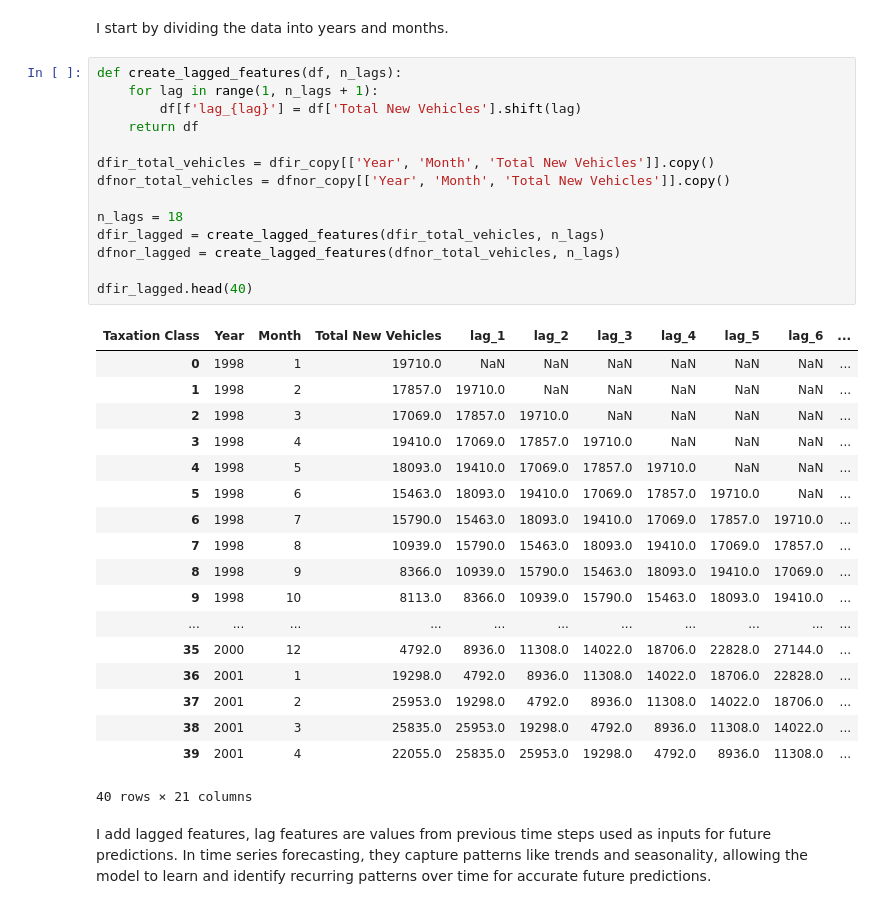
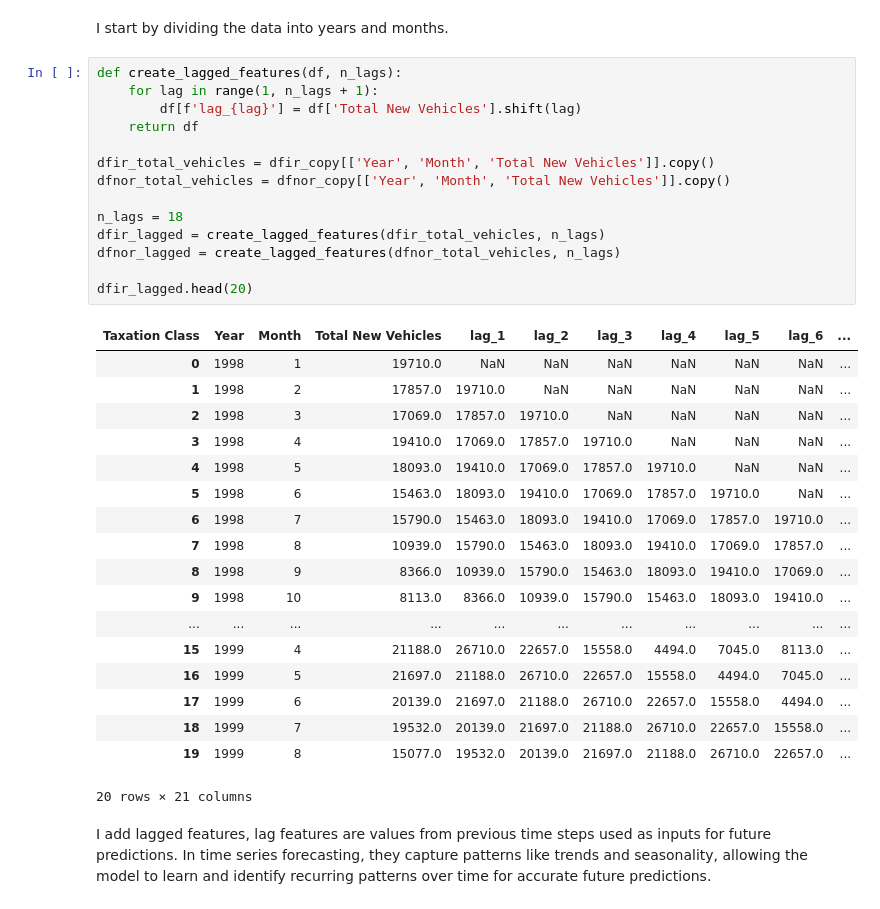
Before and after one commit to Ahmet-C-C/Car-Registration-Comparison-Between-Ireland-and-Norway, a Jupyter notebook: Msc CA02.ipynb, the cells around one changed output. Drawn from its saved outputs; the diff is of its cells as text.

```diff
--- a/Msc CA02.ipynb
+++ b/Msc CA02.ipynb
@@ -1223,36 +1215,36 @@ I start by dividing the data into years and months.
 # %%
 def create_lagged_features(df, n_lags):
     for lag in range(1, n_lags + 1):
         df[f'lag_{lag}'] = df['Total New Vehicles'].shift(lag)
     return df
 
 dfir_total_vehicles = dfir_copy[['Year', 'Month', 'Total New Vehicles']].copy()
 dfnor_total_vehicles = dfnor_copy[['Year', 'Month', 'Total New Vehicles']].copy()
 
 n_lags = 18
 dfir_lagged = create_lagged_features(dfir_total_vehicles, n_lags)
 dfnor_lagged = create_lagged_features(dfnor_total_vehicles, n_lags)
 
-dfir_lagged.head(40)
+dfir_lagged.head(20)
 # %% [output]
 | Taxation Class | Year | Month | Total New Vehicles | lag_1 | lag_2 | lag_3 | lag_4 | lag_5 | lag_6 | ... |
 | 0 | 1998 | 1 | 19710.0 | NaN | NaN | NaN | NaN | NaN | NaN | ... |
 | 1 | 1998 | 2 | 17857.0 | 19710.0 | NaN | NaN | NaN | NaN | NaN | ... |
 | 2 | 1998 | 3 | 17069.0 | 17857.0 | 19710.0 | NaN | NaN | NaN | NaN | ... |
 | 3 | 1998 | 4 | 19410.0 | 17069.0 | 17857.0 | 19710.0 | NaN | NaN | NaN | ... |
 | 4 | 1998 | 5 | 18093.0 | 19410.0 | 17069.0 | 17857.0 | 19710.0 | NaN | NaN | ... |
 | 5 | 1998 | 6 | 15463.0 | 18093.0 | 19410.0 | 17069.0 | 17857.0 | 19710.0 | NaN | ... |
 | 6 | 1998 | 7 | 15790.0 | 15463.0 | 18093.0 | 19410.0 | 17069.0 | 17857.0 | 19710.0 | ... |
 | 7 | 1998 | 8 | 10939.0 | 15790.0 | 15463.0 | 18093.0 | 19410.0 | 17069.0 | 17857.0 | ... |
 | 8 | 1998 | 9 | 8366.0 | 10939.0 | 15790.0 | 15463.0 | 18093.0 | 19410.0 | 17069.0 | ... |
 | 9 | 1998 | 10 | 8113.0 | 8366.0 | 10939.0 | 15790.0 | 15463.0 | 18093.0 | 19410.0 | ... |
 | ... | ... | ... | ... | ... | ... | ... | ... | ... | ... | ... |
-| 35 | 2000 | 12 | 4792.0 | 8936.0 | 11308.0 | 14022.0 | 18706.0 | 22828.0 | 27144.0 | ... |
-| 36 | 2001 | 1 | 19298.0 | 4792.0 | 8936.0 | 11308.0 | 14022.0 | 18706.0 | 22828.0 | ... |
-| 37 | 2001 | 2 | 25953.0 | 19298.0 | 4792.0 | 8936.0 | 11308.0 | 14022.0 | 18706.0 | ... |
-| 38 | 2001 | 3 | 25835.0 | 25953.0 | 19298.0 | 4792.0 | 8936.0 | 11308.0 | 14022.0 | ... |
-| 39 | 2001 | 4 | 22055.0 | 25835.0 | 25953.0 | 19298.0 | 4792.0 | 8936.0 | 11308.0 | ... |
+| 15 | 1999 | 4 | 21188.0 | 26710.0 | 22657.0 | 15558.0 | 4494.0 | 7045.0 | 8113.0 | ... |
+| 16 | 1999 | 5 | 21697.0 | 21188.0 | 26710.0 | 22657.0 | 15558.0 | 4494.0 | 7045.0 | ... |
+| 17 | 1999 | 6 | 20139.0 | 21697.0 | 21188.0 | 26710.0 | 22657.0 | 15558.0 | 4494.0 | ... |
+| 18 | 1999 | 7 | 19532.0 | 20139.0 | 21697.0 | 21188.0 | 26710.0 | 22657.0 | 15558.0 | ... |
+| 19 | 1999 | 8 | 15077.0 | 19532.0 | 20139.0 | 21697.0 | 21188.0 | 26710.0 | 22657.0 | ... |
-40 rows × 21 columns
+20 rows × 21 columns
 # %% [markdown]
 I add lagged features, lag features are values from previous time steps used as inputs for future predictions. In time series forecasting, they capture patterns like trends and seasonality, allowing the model to learn and identify recurring patterns over time for accurate future predictions.
 # %%
```
Also changed, not shown: parts of 23 cells of this notebook, 4 other files.
